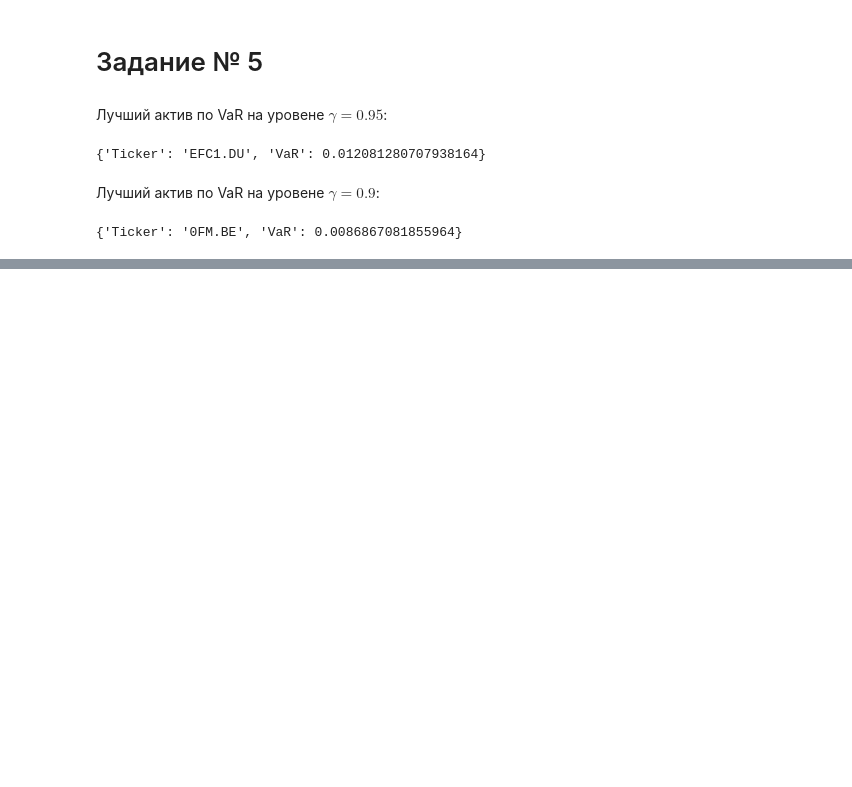
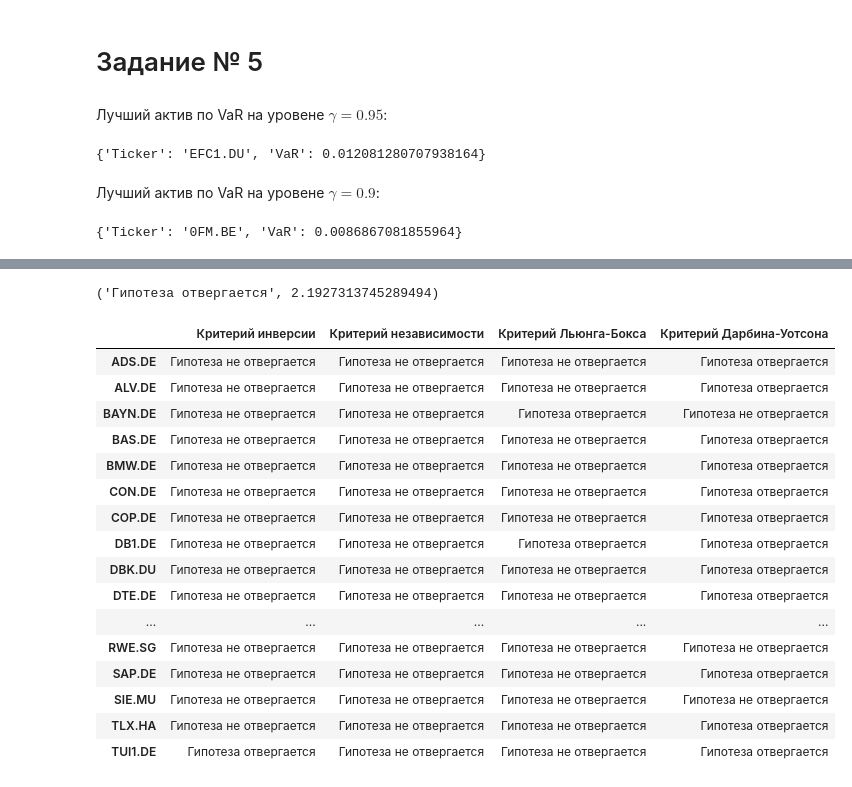
Before and after one commit to antonov1lya/ResearchSeminar2024, a Jupyter notebook: report.ipynb, the cells around one changed output, grey strips where cells are left out. Drawn from its saved outputs; the diff is of its cells as text; code cells hidden in the pictures; blank space fills up the shorter version.

```diff
--- a/report.ipynb
+++ b/report.ipynb
@@ -216,0 +435,51 @@ plt.show()
+# %%
+def durbin_watson(state, interval):
+    numerator = 0
+    denominator = 0
+
+    model = sm.OLS(state.tolist(), list(range(250)))
+    results = model.fit()
+
+    state = state - results.predict()
+
+    for ind in range(state.shape[0]):
+        if ind > 0:
+            numerator += np.power(state[ind] - state[ind - 1], 2)
+
+        denominator += np.power(state[ind], 2)
+
+    stat = numerator / denominator
+
+    if interval[0] <= stat <= interval[1]:
+        return 'Гипотеза не отвергается', stat
+
+    return 'Гипотеза отвергается', stat
+# %%
+interval = (1, 2)
+durbin_watson(test, interval)
+# %% [output]
+('Гипотеза отвергается', 2.1927313745289494)
+# %%
+for stock in stocks:
+    res = durbin_watson(returns[stock], interval)
+    crit_table.loc[stock, 'Критерий Дарбина-Уотсона'] = res[0]
+
+crit_table
+# %% [output]
+|  | Критерий инверсии | Критерий независимости | Критерий Льюнга-Бокса | Критерий Дарбина-Уотсона |
+| ADS.DE | Гипотеза не отвергается | Гипотеза не отвергается | Гипотеза не отвергается | Гипотеза отвергается |
+| ALV.DE | Гипотеза не отвергается | Гипотеза не отвергается | Гипотеза не отвергается | Гипотеза отвергается |
+| BAYN.DE | Гипотеза не отвергается | Гипотеза не отвергается | Гипотеза отвергается | Гипотеза не отвергается |
+| BAS.DE | Гипотеза не отвергается | Гипотеза не отвергается | Гипотеза не отвергается | Гипотеза отвергается |
+| BMW.DE | Гипотеза не отвергается | Гипотеза не отвергается | Гипотеза не отвергается | Гипотеза отвергается |
+| CON.DE | Гипотеза не отвергается | Гипотеза не отвергается | Гипотеза не отвергается | Гипотеза отвергается |
+| COP.DE | Гипотеза не отвергается | Гипотеза не отвергается | Гипотеза не отвергается | Гипотеза отвергается |
+| DB1.DE | Гипотеза не отвергается | Гипотеза не отвергается | Гипотеза отвергается | Гипотеза отвергается |
+| DBK.DU | Гипотеза не отвергается | Гипотеза не отвергается | Гипотеза не отвергается | Гипотеза отвергается |
+| DTE.DE | Гипотеза не отвергается | Гипотеза не отвергается | Гипотеза не отвергается | Гипотеза отвергается |
+| ... | ... | ... | ... | ... |
+| RWE.SG | Гипотеза не отвергается | Гипотеза не отвергается | Гипотеза не отвергается | Гипотеза не отвергается |
+| SAP.DE | Гипотеза не отвергается | Гипотеза не отвергается | Гипотеза не отвергается | Гипотеза отвергается |
+| SIE.MU | Гипотеза не отвергается | Гипотеза не отвергается | Гипотеза не отвергается | Гипотеза не отвергается |
+| TLX.HA | Гипотеза не отвергается | Гипотеза не отвергается | Гипотеза не отвергается | Гипотеза отвергается |
+| TUI1.DE | Гипотеза отвергается | Гипотеза не отвергается | Гипотеза не отвергается | Гипотеза отвергается |
```
Also changed, not shown: parts of 22 cells of this notebook, 1 other file.
